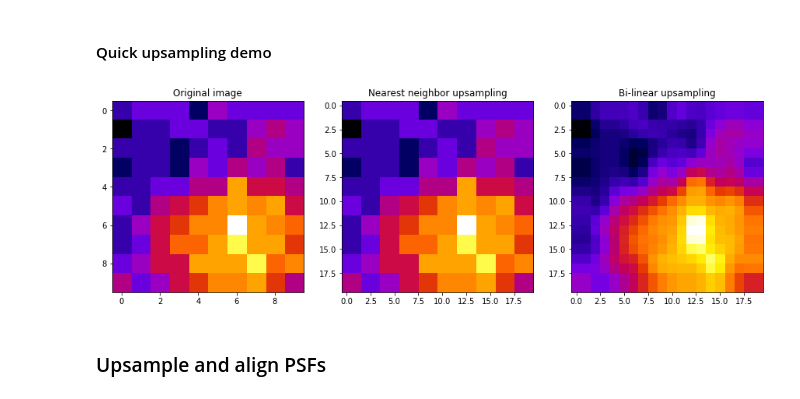
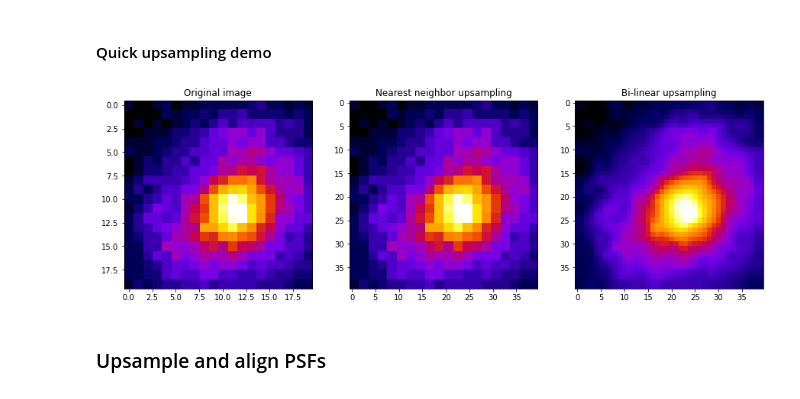
Before and after one commit to hoogenboom-group/PSF-Extractor, a Jupyter notebook: notebooks/walkthrough.ipynb, the cells around one changed output. Drawn from its saved outputs; the diff is of its cells as text; code cells hidden in the pictures.

```diff
--- a/notebooks/walkthrough.ipynb
+++ b/notebooks/walkthrough.ipynb
@@ -468,28 +473,28 @@ plot_psf_localizations(df_loc)
 from skimage.transform import resize
 # %%
 # Crop the central spot from a random psf
-w = 10
+w = 20
 i = np.random.randint(len(psfs))
 Nz, Ny, Nx = psfs[i].shape
 image = psfs[i][Nz//2,
                 Ny//2-w//2: Ny//2+w//2,
                 Nx//2-w//2: Nx//2+w//2].copy()
 
 # Upsample with nearest-neighbor interpolation
 image_k0 = resize(image, output_shape=(2*w, 2*w), order=0)
 image_k1 = resize(image, output_shape=(2*w, 2*w), order=1)
 
 # Plot
 fig, axes = plt.subplots(ncols=3, figsize=(15, 5))
 axes[0].imshow(image, cmap=fire)
 axes[1].imshow(image_k0, cmap=fire)
 axes[2].imshow(image_k1, cmap=fire)
 # Aesthetics
 axes[0].set_title('Original image')
 axes[1].set_title('Nearest neighbor upsampling')
 axes[2].set_title('Bi-linear upsampling');
 # %% [output]
-[figure, old version]
+[figure, new version]
 # %% [markdown]
 ### Upsample and align PSFs
 # %%
```
Also changed, not shown: parts of 18 cells of this notebook.
